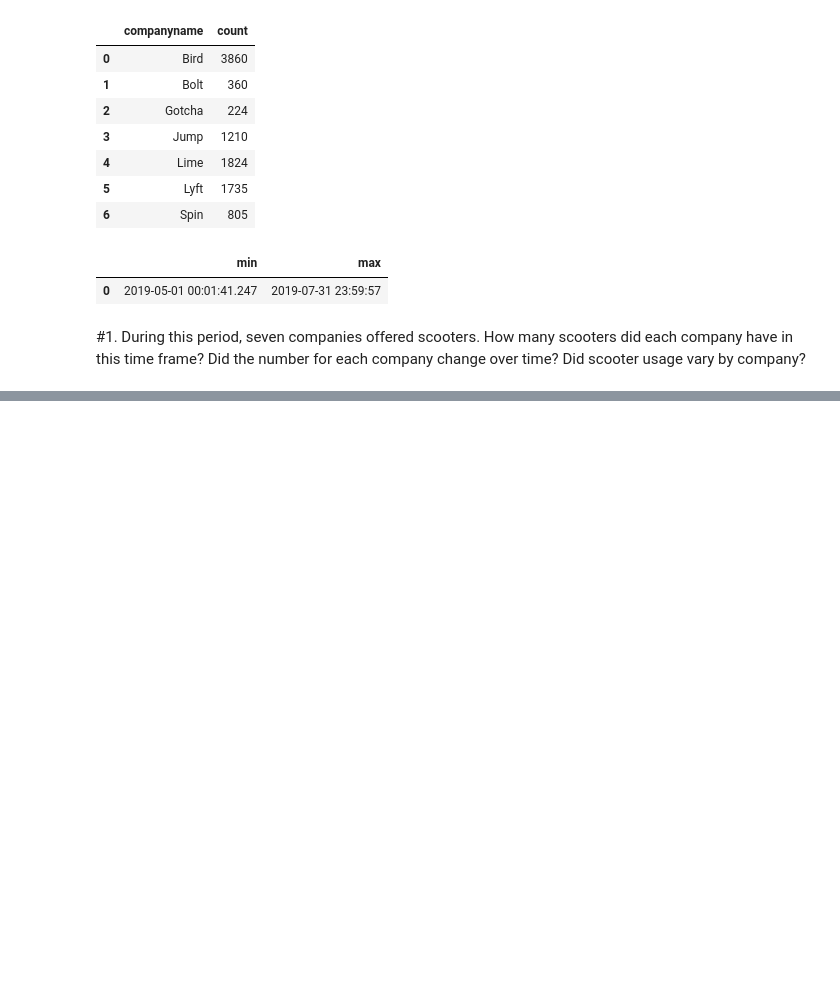
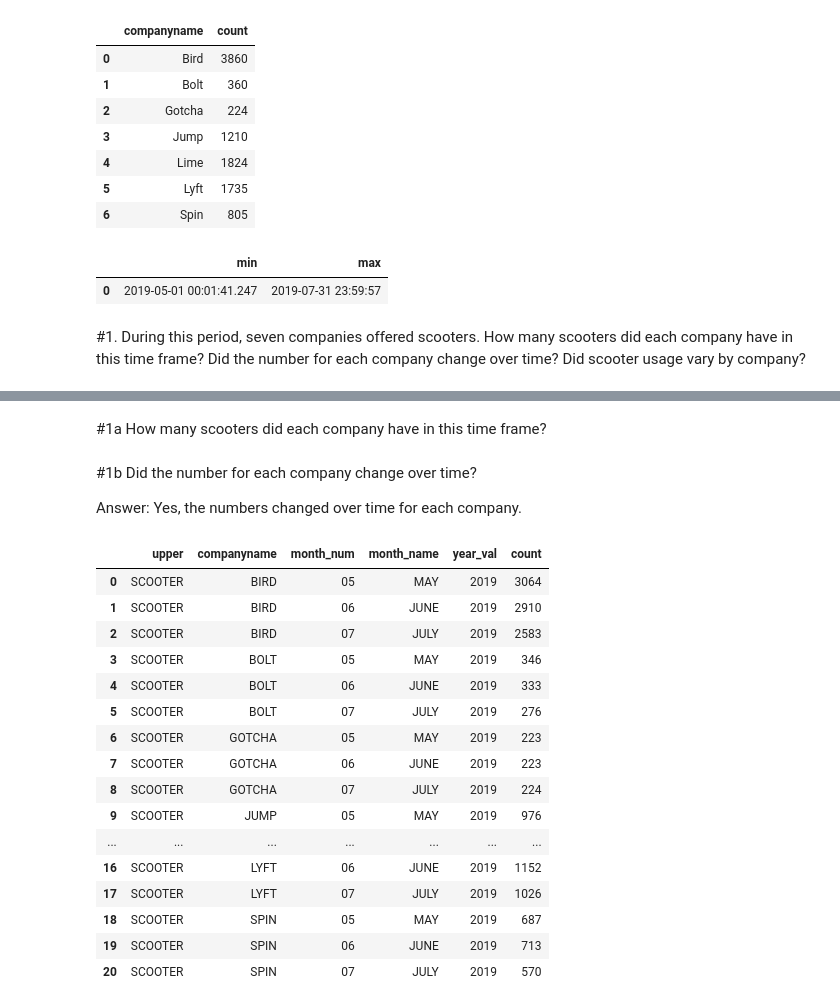
Before and after one commit to NSS-Data-Analytics-Cohort-10/scooters-group-3, a Jupyter notebook: notebooks/Untitled.ipynb, the cells around one changed output, grey strips where cells are left out. Cells and saved outputs as stored; diff of their text form; code cells hidden in the pictures; blank space fills up the shorter version.

Commit message:
number 1 complete

```diff
--- a/notebooks/Untitled.ipynb
+++ b/notebooks/Untitled.ipynb
@@ -135,0 +177,2 @@ scooterstimeframe
+# %% [markdown]
+#1a How many scooters did each company have in this time frame?
@@ -135,0 +199,78 @@ scooterstimeframe
+# %% [markdown]
+#1b Did the number for each company change over time?
+
+Answer:  Yes, the numbers changed over time for each company.
+# %%
+JUSTSCOOTERS1 = '''
+
+SELECT
+
+UPPER(SUMDGROUP),
+
+UPPER(COMPANYNAME) COMPANYNAME,
+
+TO_CHAR(PUBDATETIME,'MM') MONTH_NUM,
+
+TO_CHAR(PUBDATETIME,'MONTH') MONTH_NAME,
+
+TO_CHAR(PUBDATETIME,'YYYY') YEAR_VAL,
+
+COUNT(DISTINCT(SUMDID))
+
+FROM SCOOTERS
+
+WHERE
+
+UPPER(SUMDGROUP) = 'SCOOTER'
+
+---SUMDID ='Powered3c24659f-37f5-5549-895c-bccf6d1ab656'
+
+GROUP BY
+
+UPPER(COMPANYNAME),
+
+UPPER(SUMDGROUP),
+
+TO_CHAR(PUBDATETIME,'MM'),
+
+TO_CHAR(PUBDATETIME,'MONTH'),
+
+TO_CHAR(PUBDATETIME,'YYYY')
+
+ORDER BY
+
+UPPER(COMPANYNAME),
+
+UPPER(SUMDGROUP),
+
+TO_CHAR(PUBDATETIME,'MM'),
+
+TO_CHAR(PUBDATETIME,'MONTH'),
+
+TO_CHAR(PUBDATETIME,'YYYY')
+
+'''
+
+
+
+SCOOTERSONLY1 = pd.read_sql_query(JUSTSCOOTERS1 , engine)
+
+SCOOTERSONLY1
+# %% [output]
+|  | upper | companyname | month_num | month_name | year_val | count |
+| 0 | SCOOTER | BIRD | 05 | MAY | 2019 | 3064 |
+| 1 | SCOOTER | BIRD | 06 | JUNE | 2019 | 2910 |
+| 2 | SCOOTER | BIRD | 07 | JULY | 2019 | 2583 |
+| 3 | SCOOTER | BOLT | 05 | MAY | 2019 | 346 |
+| 4 | SCOOTER | BOLT | 06 | JUNE | 2019 | 333 |
+| 5 | SCOOTER | BOLT | 07 | JULY | 2019 | 276 |
+| 6 | SCOOTER | GOTCHA | 05 | MAY | 2019 | 223 |
+| 7 | SCOOTER | GOTCHA | 06 | JUNE | 2019 | 223 |
+| 8 | SCOOTER | GOTCHA | 07 | JULY | 2019 | 224 |
+| 9 | SCOOTER | JUMP | 05 | MAY | 2019 | 976 |
+| ... | ... | ... | ... | ... | ... | ... |
+| 16 | SCOOTER | LYFT | 06 | JUNE | 2019 | 1152 |
+| 17 | SCOOTER | LYFT | 07 | JULY | 2019 | 1026 |
+| 18 | SCOOTER | SPIN | 05 | MAY | 2019 | 687 |
+| 19 | SCOOTER | SPIN | 06 | JUNE | 2019 | 713 |
+| 20 | SCOOTER | SPIN | 07 | JULY | 2019 | 570 |
```
Also changed, not shown: parts of 6 cells of this notebook.
